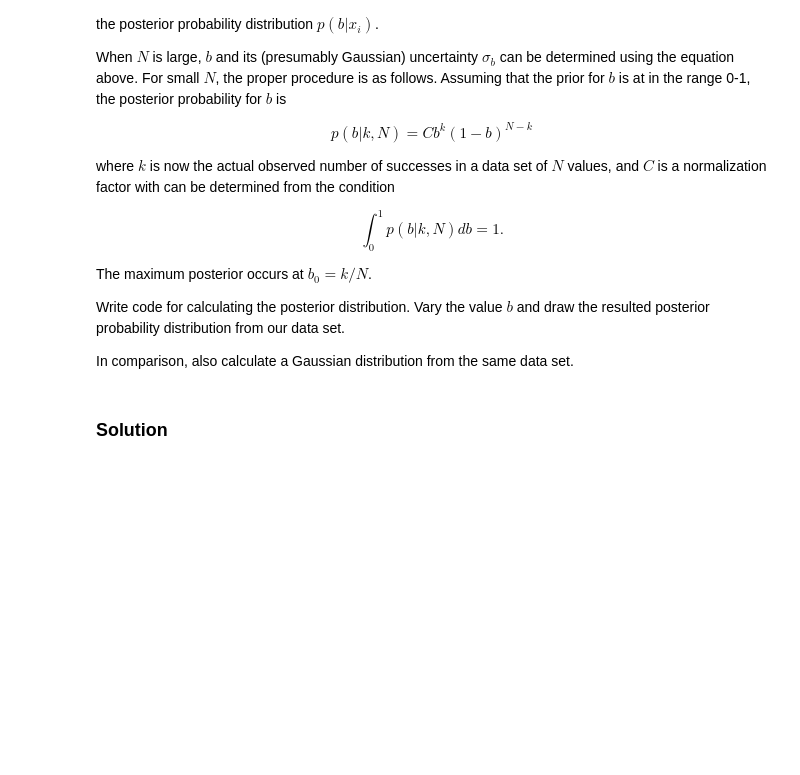
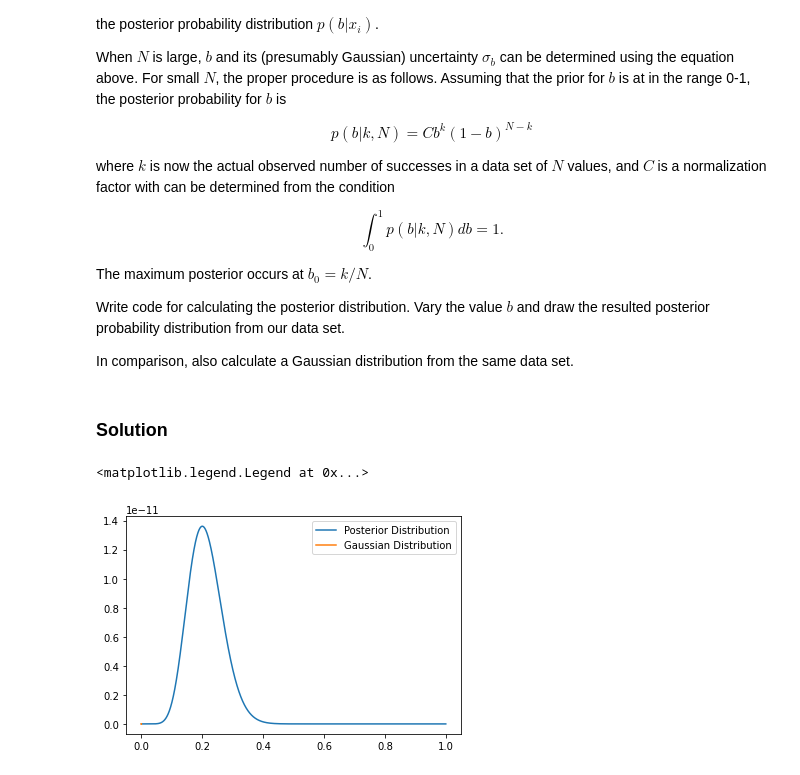
Before and after one commit to SissiChen17/astr3890, a Jupyter notebook: homework_notebooks/homework_6.ipynb, the cells around one changed output. Saved outputs shown, nothing was run; the diff lists cells and outputs as text; code cells hidden in the pictures; blank space fills up the shorter version.

```diff
--- a/homework_notebooks/homework_6.ipynb
+++ b/homework_notebooks/homework_6.ipynb
@@ -64,0 +143,34 @@ In comparison, also calculate a Gaussian distribution from the same data set.
+# %%
+# Choose values for k and N
+k = 10
+N = 50
+
+def posterior(b, k, N):
+    return (b**k)*((1-b)**(N-k))
+
+def post_dist(k, N):
+    lst_1 = []
+
+    lst_2 = np.arange(0,1,0.0001)
+
+    for b in lst_2:
+        lst_1.append(posterior(b, k, N))
+
+    # Normalized
+    lst_1 = lst_1/(sum(lst)*0.0001)
+
+    return lst_1, lst_2
+
+x,y=post_dist(k, N)
+
+def normal_dist(x):
+    # unknown sigma as the equation is not provided
+    # In Gaussian distribution, mode is mean, mean is k/N
+    return stats.norm(k/N, sigma).pdf(x)
+
+plt.plot(y,x)
+plt.plot(x,normal_dist(x))
+plt.legend(['Posterior Distribution', 'Gaussian Distribution'])
+# %% [output]
+<matplotlib.legend.Legend at 0x...>
+[figure, added]
```
Also changed, not shown: parts of 2 cells of this notebook, 3 other files.
